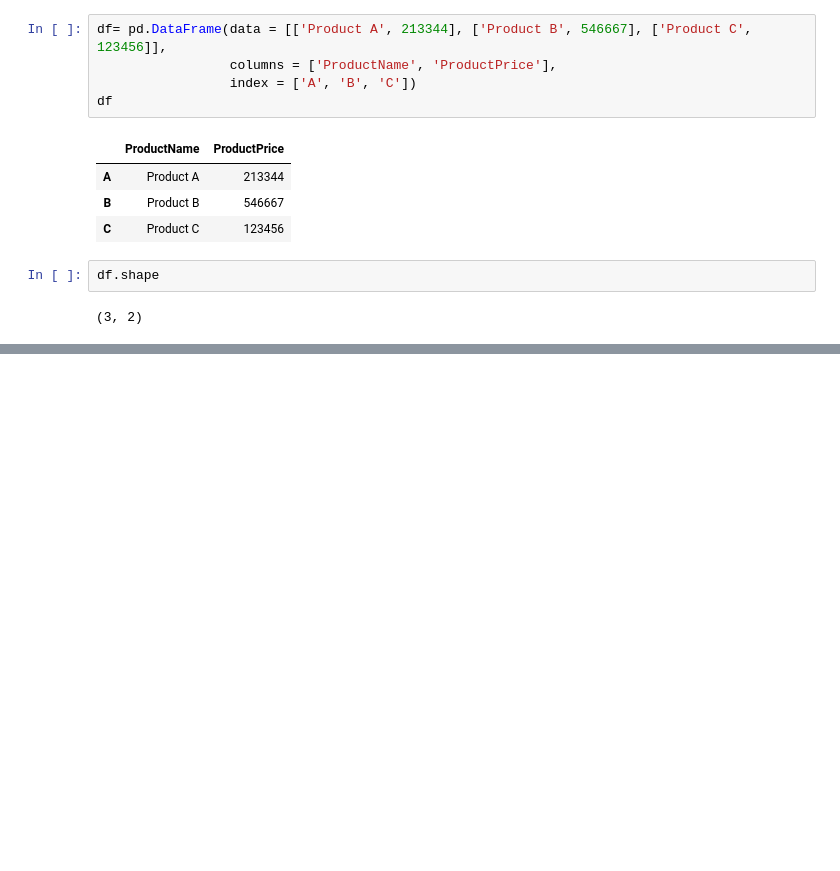
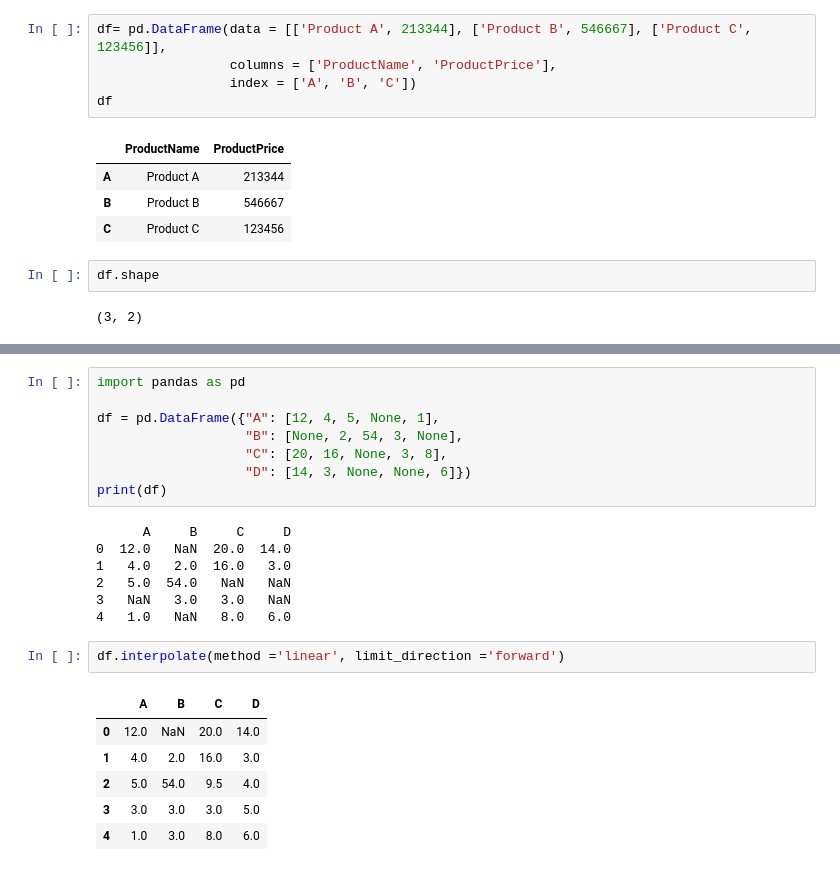
Before and after one commit to Luminary0528/Data-Science-Practice, a Jupyter notebook: numpyothLibraries.ipynb, the cells around one changed output, grey strips where cells are left out. Saved outputs shown, nothing was run; the diff lists cells and outputs as text; blank space fills up the shorter version.

```diff
--- a/numpyothLibraries.ipynb
+++ b/numpyothLibraries.ipynb
@@ -1577,0 +1920,24 @@ df.shape
+# %%
+import pandas as pd
+
+df = pd.DataFrame({"A": [12, 4, 5, None, 1],
+                   "B": [None, 2, 54, 3, None],
+                   "C": [20, 16, None, 3, 8],
+                   "D": [14, 3, None, None, 6]})
+print(df)
+# %% [output]
+      A     B     C     D
+0  12.0   NaN  20.0  14.0
+1   4.0   2.0  16.0   3.0
+2   5.0  54.0   NaN   NaN
+3   NaN   3.0   3.0   NaN
+4   1.0   NaN   8.0   6.0
+# %%
+df.interpolate(method ='linear', limit_direction ='forward')
+# %% [output]
+|  | A | B | C | D |
+| 0 | 12.0 | NaN | 20.0 | 14.0 |
+| 1 | 4.0 | 2.0 | 16.0 | 3.0 |
+| 2 | 5.0 | 54.0 | 9.5 | 4.0 |
+| 3 | 3.0 | 3.0 | 3.0 | 5.0 |
+| 4 | 1.0 | 3.0 | 8.0 | 6.0 |
```
Also changed, not shown: parts of 37 cells of this notebook.
